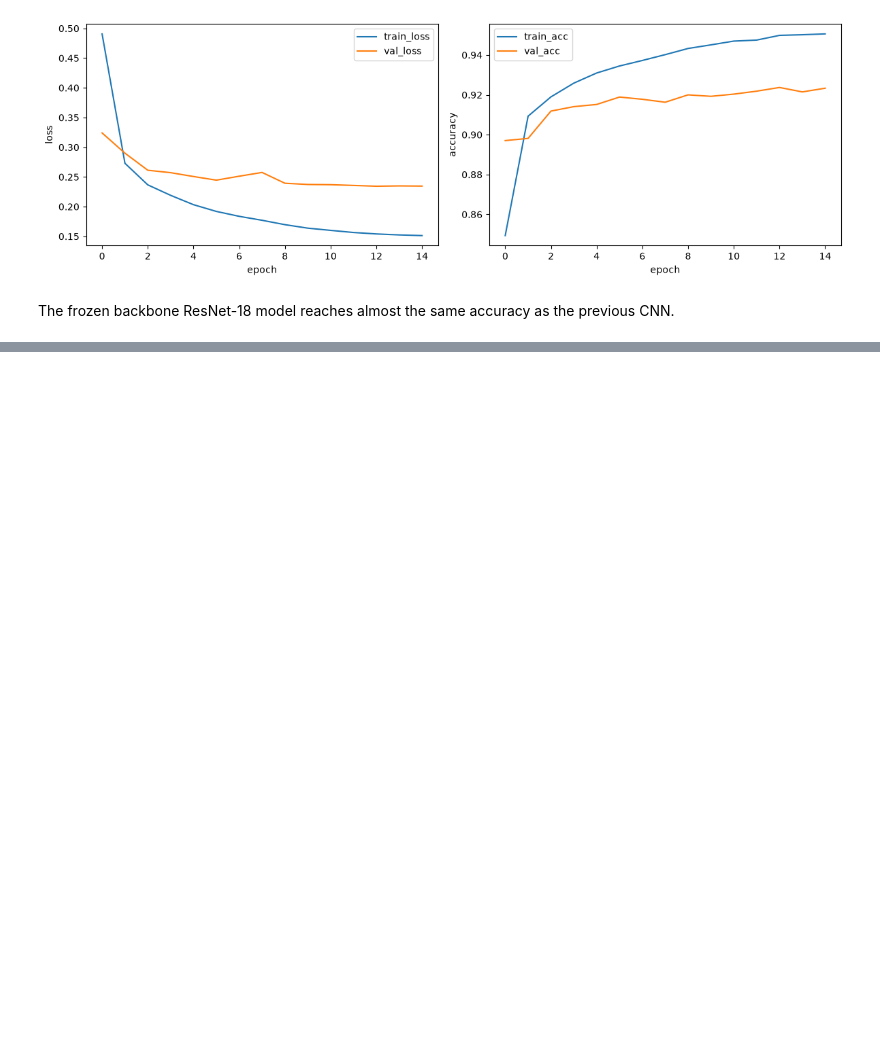
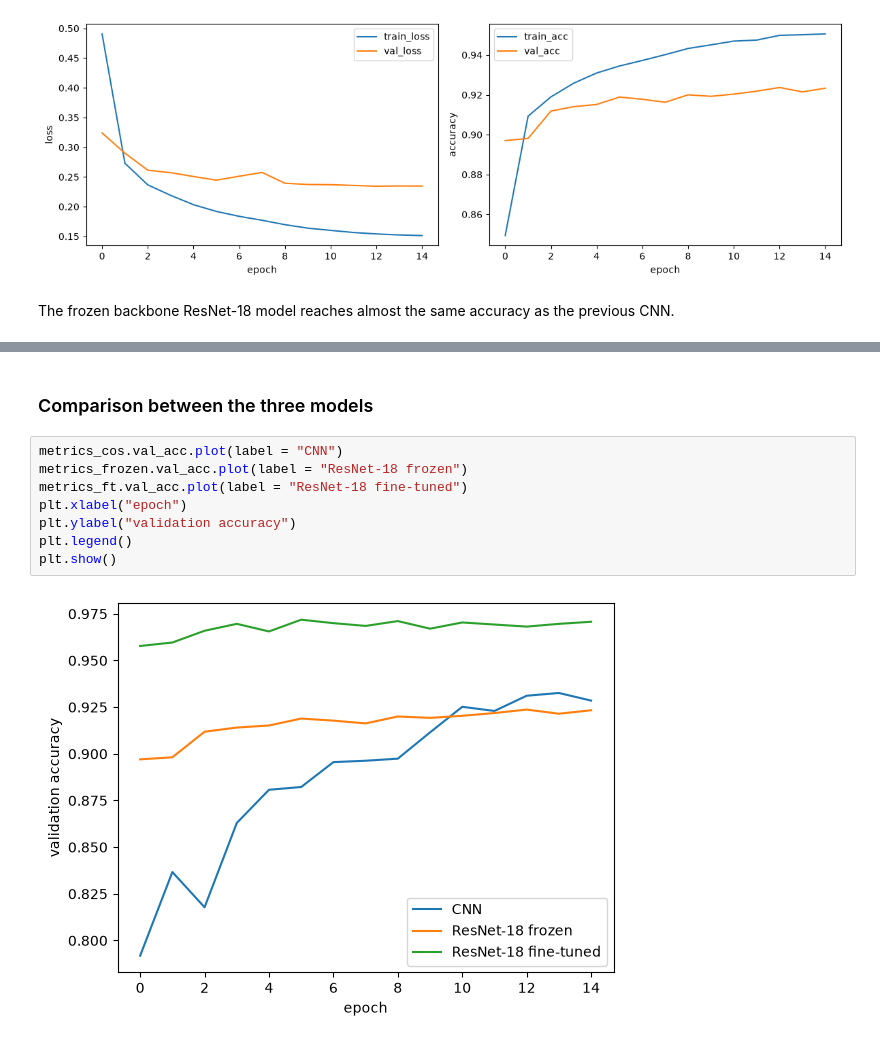
Before and after one commit to davidcirauqui/land_classification, a Jupyter notebook: notebooks/00_pytorch_warmup_eurosat.ipynb, the cells around one changed output, grey strips where cells are left out. Cells and saved outputs as stored; diff of their text form; blank space fills up the shorter version.

```diff
--- a/notebooks/00_pytorch_warmup_eurosat.ipynb
+++ b/notebooks/00_pytorch_warmup_eurosat.ipynb
@@ -495,0 +534,12 @@ The frozen backbone ResNet-18 model reaches almost the same accuracy as the prev
+# %% [markdown]
+### Comparison between the three models
+# %%
+metrics_cos.val_acc.plot(label = "CNN")
+metrics_frozen.val_acc.plot(label = "ResNet-18 frozen")
+metrics_ft.val_acc.plot(label = "ResNet-18 fine-tuned")
+plt.xlabel("epoch")
+plt.ylabel("validation accuracy")
+plt.legend()
+plt.show()
+# %% [output]
+[figure, added]
```
Also changed, not shown: parts of 15 cells of this notebook.
